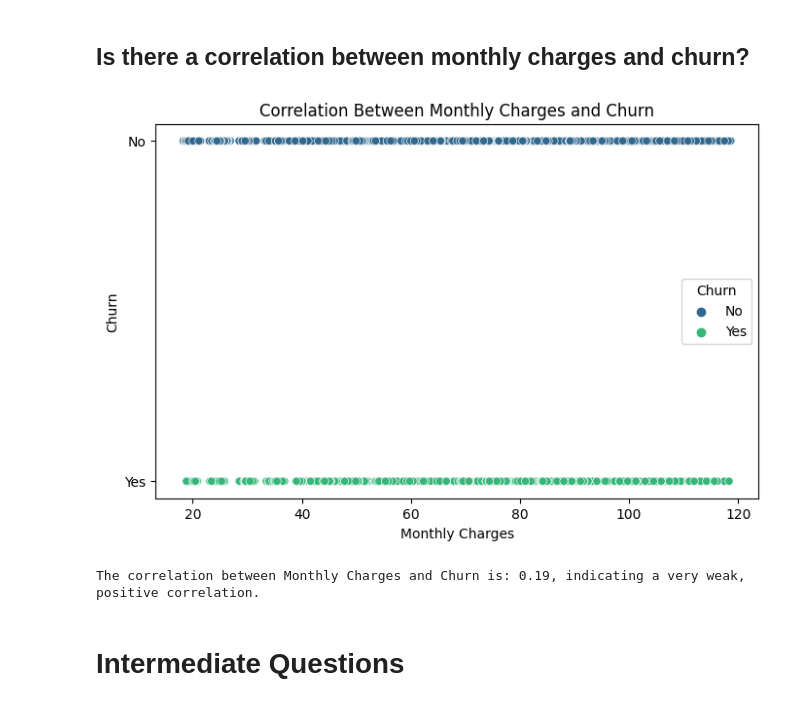
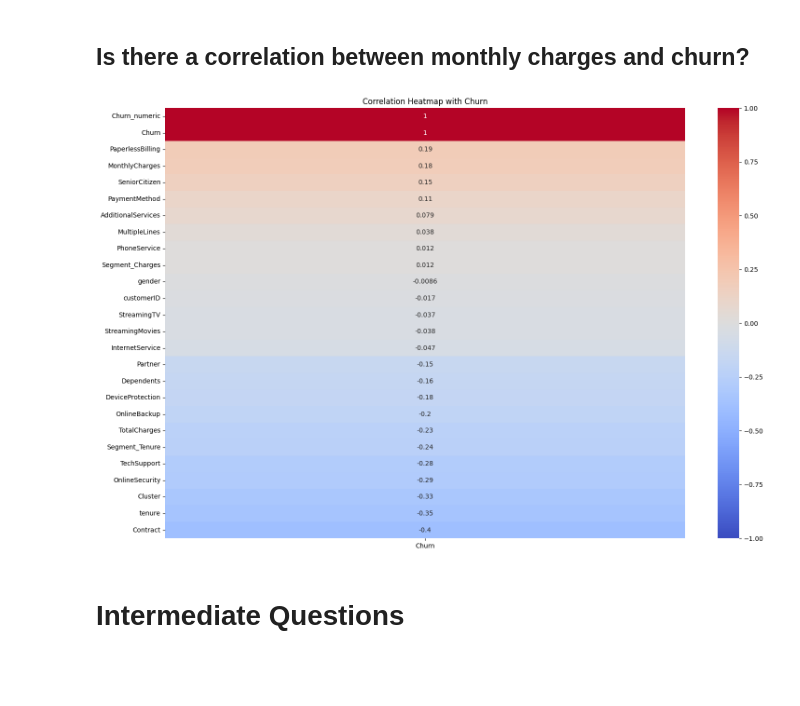
Before and after one commit to bbrauser/Churn_Analysis, a Jupyter notebook: notebooks/churn_analysis.ipynb, the cells around one changed output. Cells and saved outputs as stored; diff of their text form; code cells hidden in the pictures; blank space fills up the shorter version.

```diff
--- a/notebooks/churn_analysis.ipynb
+++ b/notebooks/churn_analysis.ipynb
@@ -60,42 +69,28 @@ print(f"The average tenure of customers who churned is: {average_tenure_churned:
 The average tenure of customers who churned is: 17.98 months
 # %% [markdown]
 ## Is there a correlation between monthly charges and churn?
-# %%
-# Calculate correlation between monthly charges and churn
-correlation_monthly_churn = df[['MonthlyCharges', 'Churn']].replace({'Yes': 1, 'No': 0}).corr()['MonthlyCharges']['Churn']
-
-# Visualize the relationship
-plt.figure(figsize=(8, 5))
-sns.scatterplot(x='MonthlyCharges', y='Churn', data=df, hue='Churn', palette='viridis')
-plt.title('Correlation Between Monthly Charges and Churn')
-plt.xlabel('Monthly Charges')
-plt.ylabel('Churn')
-plt.show()
-
-# Determine the direction of the correlation
-correlation_direction = 'positive' if correlation_monthly_churn > 0 else ('negative' if correlation_monthly_churn < 0 else 'neutral')
-
-# Determine the strength of the correlation
-if abs(correlation_monthly_churn) == 1:
-    correlation_strength = 'perfect'
-elif abs(correlation_monthly_churn) >= 0.8:
-    correlation_strength = 'very strong'
-elif abs(correlation_monthly_churn) >= 0.6:
-    correlation_strength = 'strong'
-elif abs(correlation_monthly_churn) >= 0.4:
-    correlation_strength = 'moderate'
-elif abs(correlation_monthly_churn) >= 0.2:
-    correlation_strength = 'weak'
-elif abs(correlation_monthly_churn) > 0:
-    correlation_strength = 'very weak'
-else:
-    correlation_strength = 'neutral'
-
-# Display the correlation coefficient
-print(f"The correlation between Monthly Charges and Churn is: {correlation_monthly_churn:.2f}, indicating a {correlation_strength}, {correlation_direction} correlation.")
-# %% [output]
-[figure, removed]
-The correlation between Monthly Charges and Churn is: 0.19, indicating a very weak, positive correlation.
+# %%
+import seaborn as sns
+import matplotlib.pyplot as plt
+from sklearn.preprocessing import LabelEncoder
+
+# Encode categorical variables into numeric values
+df_encoded = df.apply(LabelEncoder().fit_transform)
+
+# Calculate the correlation matrix
+correlation_matrix = df_encoded.corr()
+
+# Create a heatmap
+plt.figure(figsize=(18, 12))
+sns.heatmap(correlation_matrix[['Churn']].sort_values(by='Churn', ascending=False),
+            annot=True,
+            cmap='coolwarm',
+            vmin=-1,
+            vmax=1)
+plt.title('Correlation Heatmap with Churn')
+plt.show()
+# %% [output]
+[figure, added]
 # %% [markdown]
 # Intermediate Questions
 # %% [markdown]
```
Also changed, not shown: parts of 2 cells of this notebook, 1 other file.
